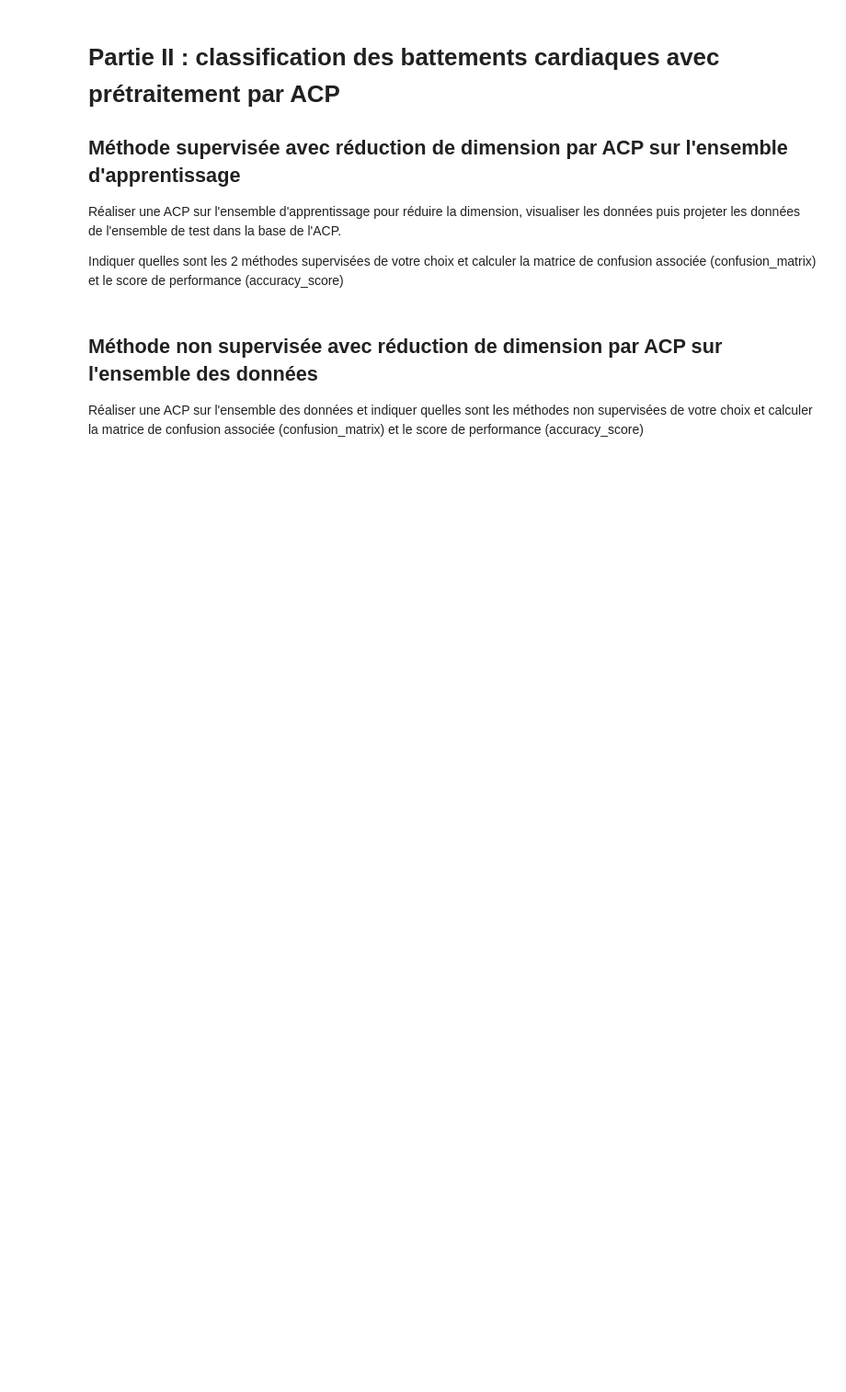
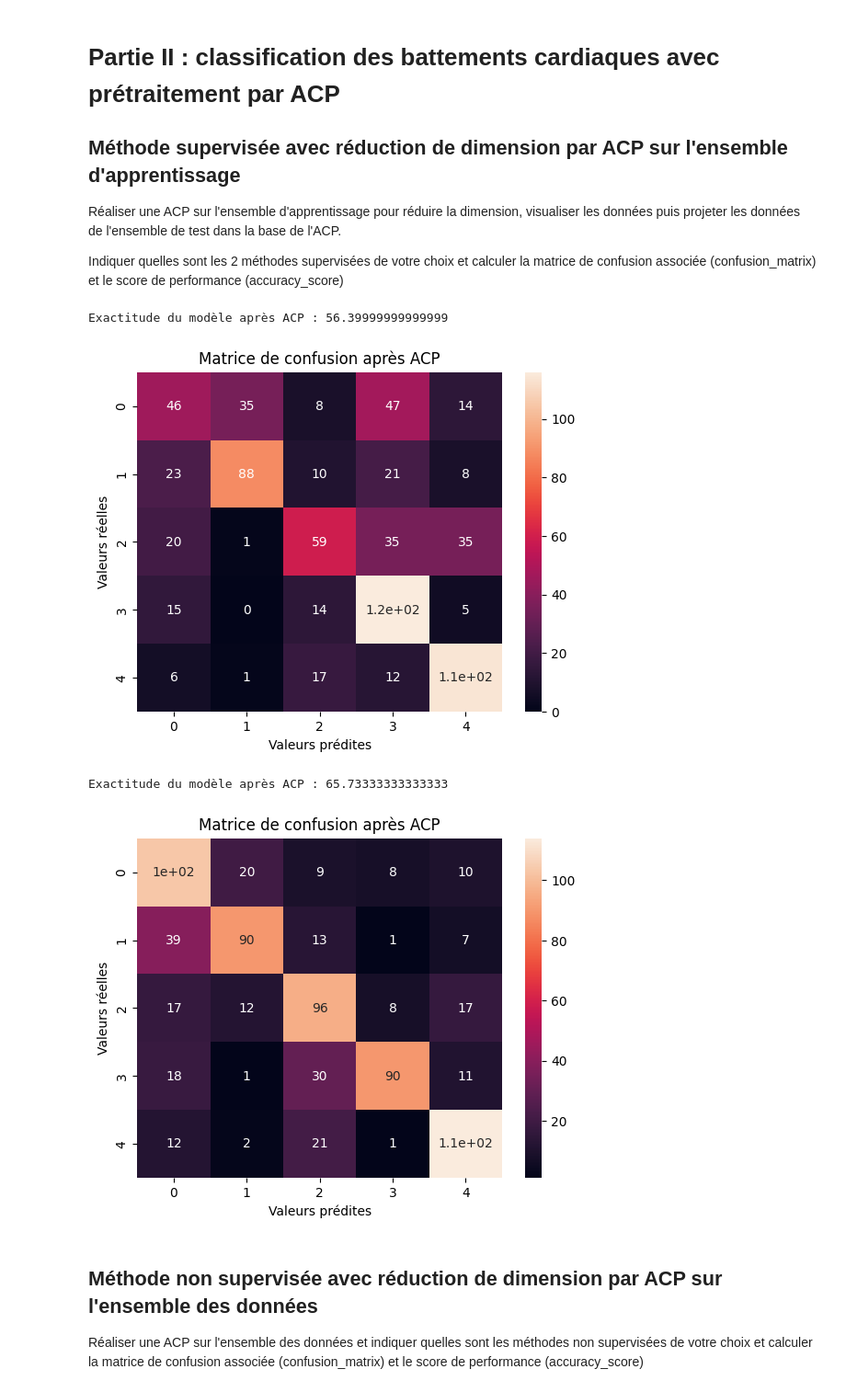
Before and after one commit to MA-BOUSSOUALEF/Classification-of-Heartbeats, a Jupyter notebook: Projet_ECG_Etudiant.ipynb, the cells around one changed output. Shown at 92% size. Cells and saved outputs as stored; diff of their text form; code cells hidden in the pictures; blank space fills up the shorter version.

```diff
--- a/Projet_ECG_Etudiant.ipynb
+++ b/Projet_ECG_Etudiant.ipynb
@@ -203,6 +225,57 @@ puis projeter les données de l'ensemble de test dans la base de l'ACP.
 Indiquer quelles sont les 2 méthodes supervisées de votre choix et calculer la matrice de confusion associée (confusion_matrix) et le score de performance (accuracy_score)
 # %%
 from sklearn.decomposition import PCA
+
+from sklearn.linear_model import LogisticRegression
+from sklearn.metrics import accuracy_score
+
+# Combiner les données d'apprentissage et de test
+DataFeature = np.vstack((DataFeatureApp, DataFeatureTest))
+# Réduction de dimension avec ACP
+pca = PCA(n_components=4)
+pca.fit(DataFeature)
+X_train = pca.transform(DataFeatureApp)
+X_test = pca.transform(DataFeatureTest)
+
+# Modèle supervisé (régression logistique) sur les données réduites par ACP
+model = GaussianNB()
+model.fit(X_train, y_train)
+y_pred = model.predict(X_test)
+
+# Évaluation
+accuracy = accuracy_score(y_test, y_pred)
+print("Exactitude du modèle après ACP :", accuracy*100)
+
+# Matrice de confusion
+confusion = confusion_matrix(y_test, y_pred)
+plt.figure()
+sns.heatmap(confusion, annot=True)
+plt.title('Matrice de confusion après ACP')
+plt.xlabel('Valeurs prédites')
+plt.ylabel('Valeurs réelles')
+plt.show()
+
+
+# Modèle supervisé (arbre de decision) sur les données réduites par ACP
+model = DecisionTreeClassifier()
+model.fit(X_train, y_train)
+y_pred = model.predict(X_test)
+# Évaluation
+accuracy = accuracy_score(y_test, y_pred)
+print("Exactitude du modèle après ACP :", accuracy*100)
+# Matrice de confusion
+confusion = confusion_matrix(y_test, y_pred)
+plt.figure()
+sns.heatmap(confusion, annot=True)
+plt.title('Matrice de confusion après ACP')
+plt.xlabel('Valeurs prédites')
+plt.ylabel('Valeurs réelles')
+plt.show()
+# %% [output]
+Exactitude du modèle après ACP : 56.39999999999999
+[figure, added]
+Exactitude du modèle après ACP : 65.73333333333333
+[figure, added]
 # %%
 # Calcul de la matrice de confusion
 # %% [markdown]
```
Also changed, not shown: parts of 5 cells of this notebook.
